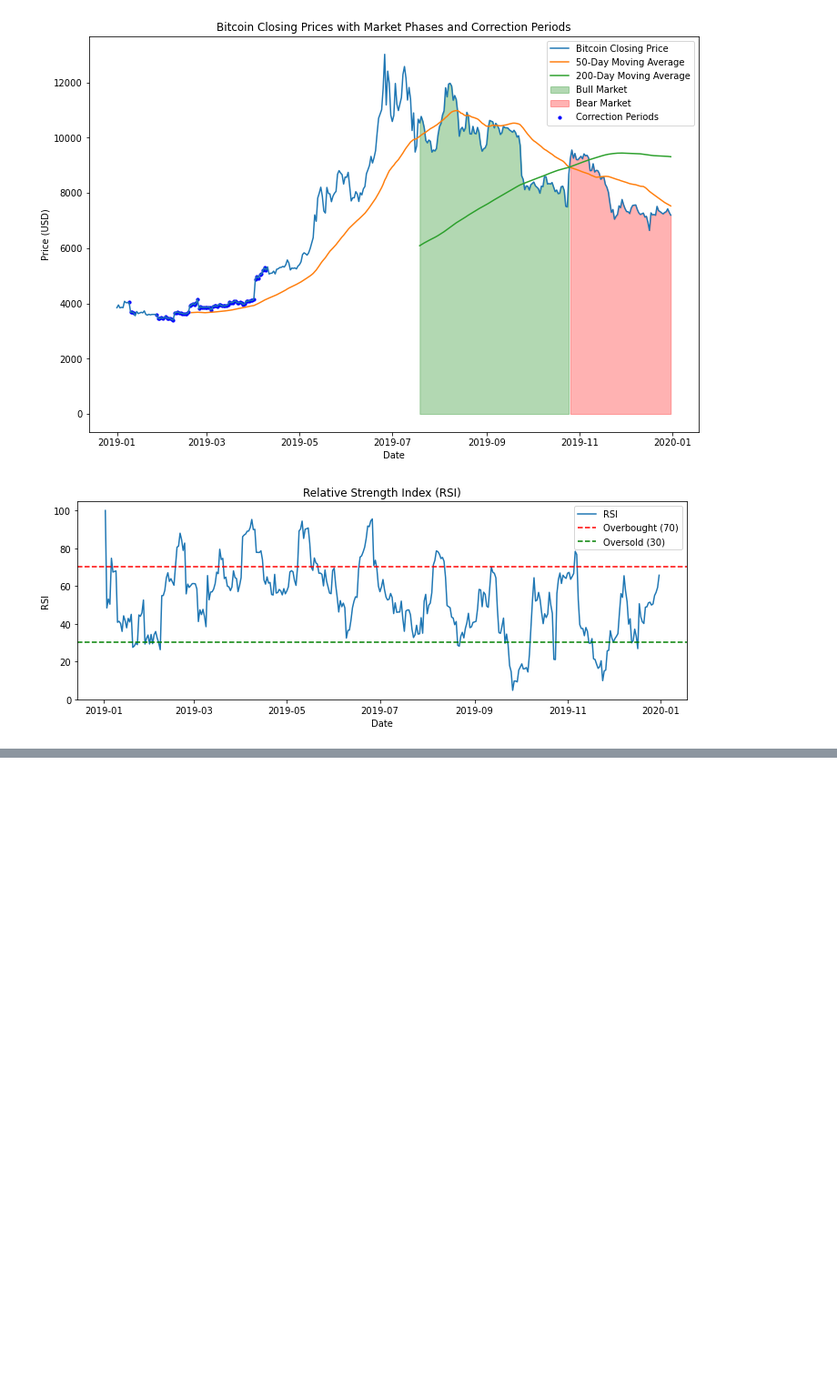
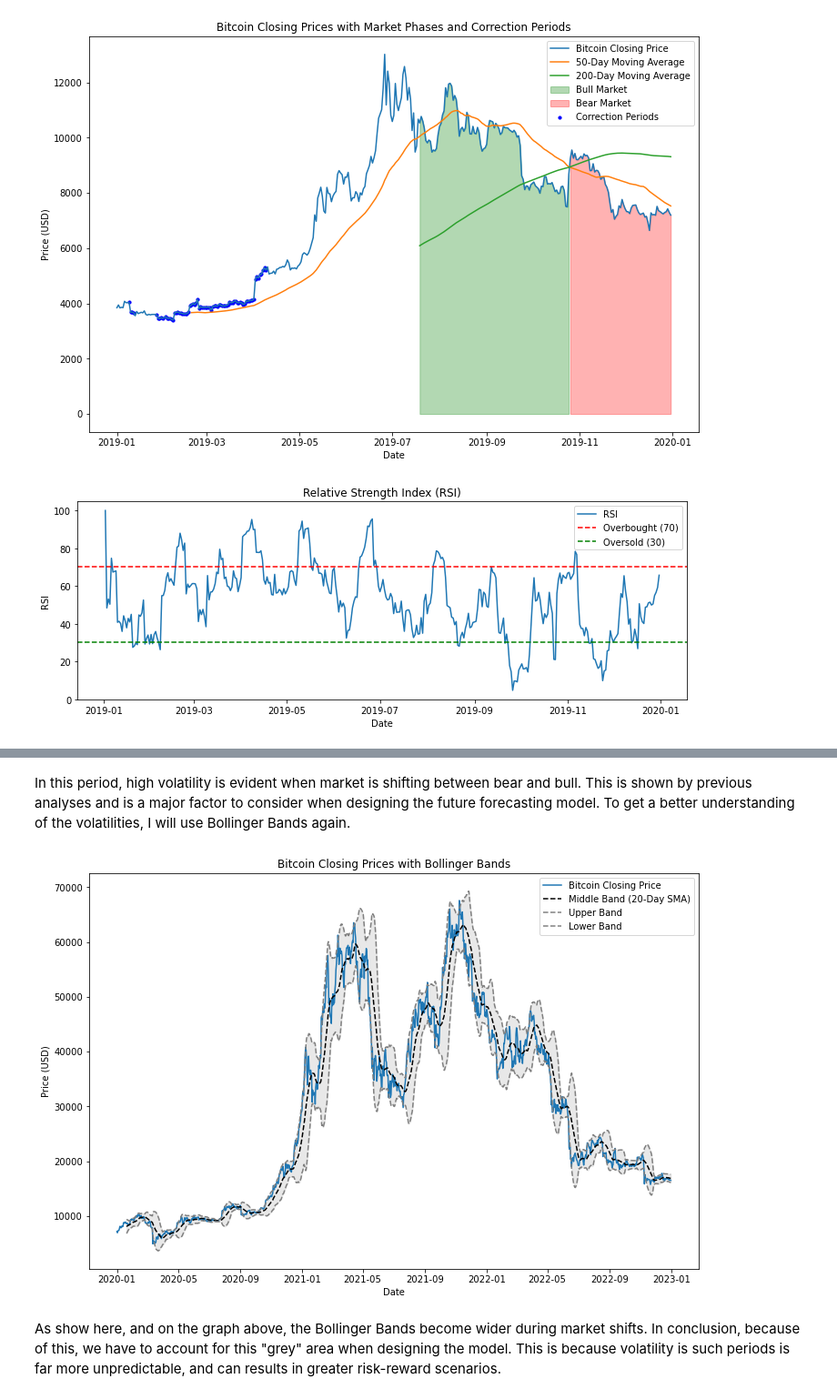
Before and after one commit to YashVG/crypto_ts, a Jupyter notebook: 02_data_analysis.ipynb, the cells around one changed output, grey strips where cells are left out. Shown at 91% size. Drawn from its saved outputs; the diff is of its cells as text; code cells hidden in the pictures; blank space fills up the shorter version.

```diff
--- a/02_data_analysis.ipynb
+++ b/02_data_analysis.ipynb
@@ -495,0 +612,28 @@ Not much insight in this phase
+# %% [markdown]
+In this period, high volatility is evident when market is shifting between bear and bull. This is shown by previous analyses and is a major factor to consider when designing the future forecasting model. To get a better understanding of the volatilities, I will use Bollinger Bands again.
+# %%
+# Calculate Bollinger Bands
+volatile_data['Middle Band'] = volatile_data['Close'].rolling(window=20).mean()
+volatile_data['Upper Band'] = volatile_data['Middle Band'] + 2*volatile_data['Close'].rolling(window=20).std()
+volatile_data['Lower Band'] = volatile_data['Middle Band'] - 2*volatile_data['Close'].rolling(window=20).std()
+
+# Plotting Bollinger Bands separately
+plt.figure(figsize=(12, 8))
+
+# Plot closing prices and Bollinger Bands
+plt.plot(volatile_data['Close'], label='Bitcoin Closing Price')
+plt.plot(volatile_data['Middle Band'], label='Middle Band (20-Day SMA)', linestyle='--', color='black')
+plt.plot(volatile_data['Upper Band'], label='Upper Band', linestyle='--', color='grey')
+plt.plot(volatile_data['Lower Band'], label='Lower Band', linestyle='--', color='grey')
+
+plt.fill_between(volatile_data.index, volatile_data['Lower Band'], volatile_data['Upper Band'], color='lightgrey', alpha=0.5)
+
+plt.title('Bitcoin Closing Prices with Bollinger Bands')
+plt.xlabel('Date')
+plt.ylabel('Price (USD)')
+plt.legend()
+plt.show()
+# %% [output]
+[figure, added]
+# %% [markdown]
+As show here, and on the graph above, the Bollinger Bands become wider during market shifts. In conclusion, because of this, we have to account for this "grey" area when designing the model. This is because volatility is such periods is far more unpredictable, and can results in greater risk-reward scenarios.
```
Also changed, not shown: parts of 7 cells of this notebook.
